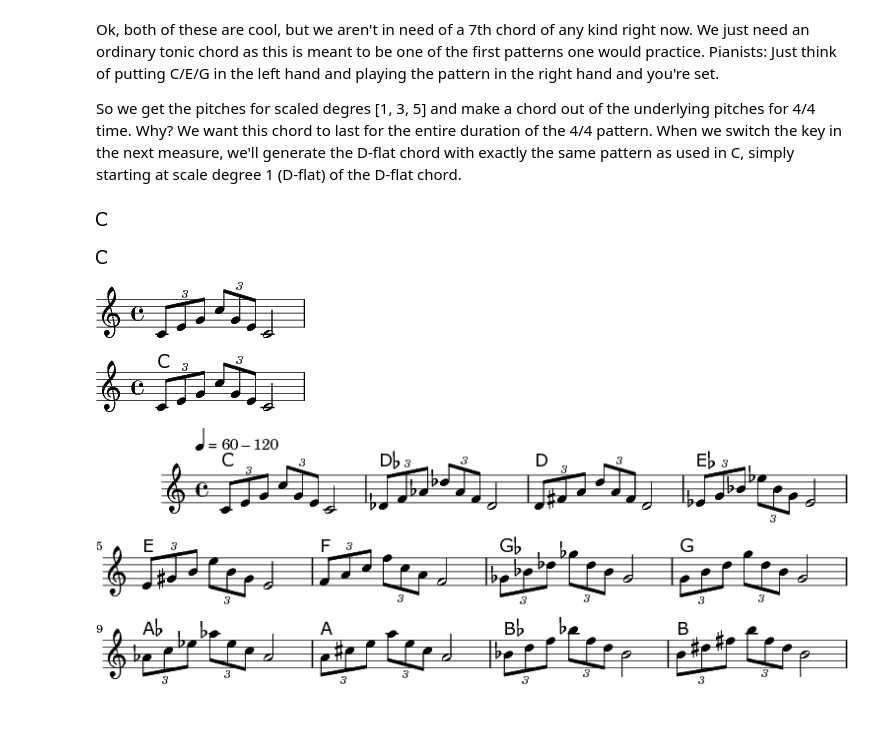
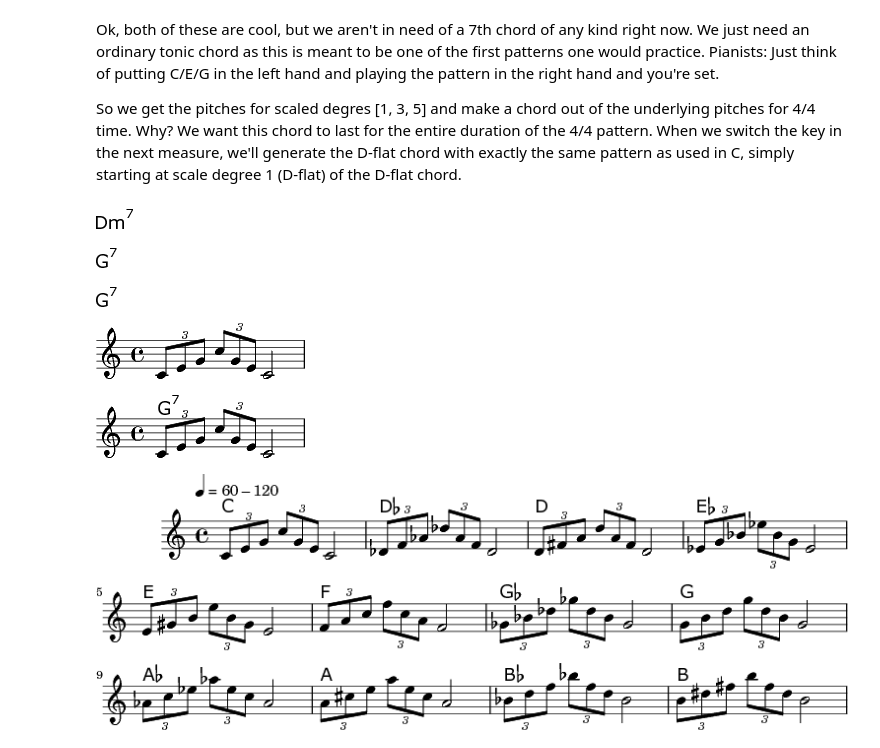
Before and after one commit to LoyolaChicagoDigitalHumanities/jpatterns, a Jupyter notebook: p4j1.ipynb, the cells around one changed output. Saved outputs shown, nothing was run; the diff lists cells and outputs as text; code cells hidden in the pictures; blank space fills up the shorter version.

```diff
--- a/p4j1.ipynb
+++ b/p4j1.ipynb
@@ -102,20 +103,30 @@ Pitches from Altered [0, 4, 7, 9]
 Ok, both of these are cool, but we aren't in need of a 7th chord of any kind right now. We just need an ordinary tonic chord as this is meant to be one of the first patterns one would practice. Pianists: Just think of putting C/E/G in the left hand and playing the pattern in the right hand and you're set.
 
 So we get the pitches for scaled degres [1, 3, 5] and make a chord out of the underlying pitches for 4/4 time. Why? We want this chord to last for the entire duration of the 4/4 pattern. When we switch the key in the next measure, we'll generate the D-flat chord with exactly the same pattern as used in C, simply starting at scale degree 1 (D-flat) of the D-flat chord.
+# %%
+pitches = c_scale.get_chord_as_named([2, 4, 6, 8])
+chord_measure = Measure( (4, 4))
+chord = Chord(pitches, (4, 4))
+chord_measure.append(chord)
+chords = Staff(context_name='ChordNames')
+chords.append(chord_measure)
+show(chords)
+# %% [output]
+[figure, added]
 # %%
-pitches = c_scale.get_chord_as_named([1 ,3, 5])
+pitches = c_scale.get_chord_as_named([5, 7, 9, 11])
 chord_measure = Measure( (4, 4))
 chord = Chord(pitches, (4, 4))
 chord_measure.append(chord)
 chords = Staff(context_name='ChordNames')
 chords.append(chord_measure)
 show(chords)
 # %% [output]
-[figure, old version]
+[figure, new version]
 # %%
 show(chords)
 # %% [output]
-[figure, old version]
+[figure, new version]
 # %%
 show(pattern)
 # %% [output]
@@ -124,7 +135,7 @@ show(pattern)
 score = Score([chords, pattern])
 show(score)
 # %% [output]
-[figure, old version]
+[figure, new version]
 # %%
 import jazz001
 # %%
```
Also changed, not shown: parts of 4 cells of this notebook.
